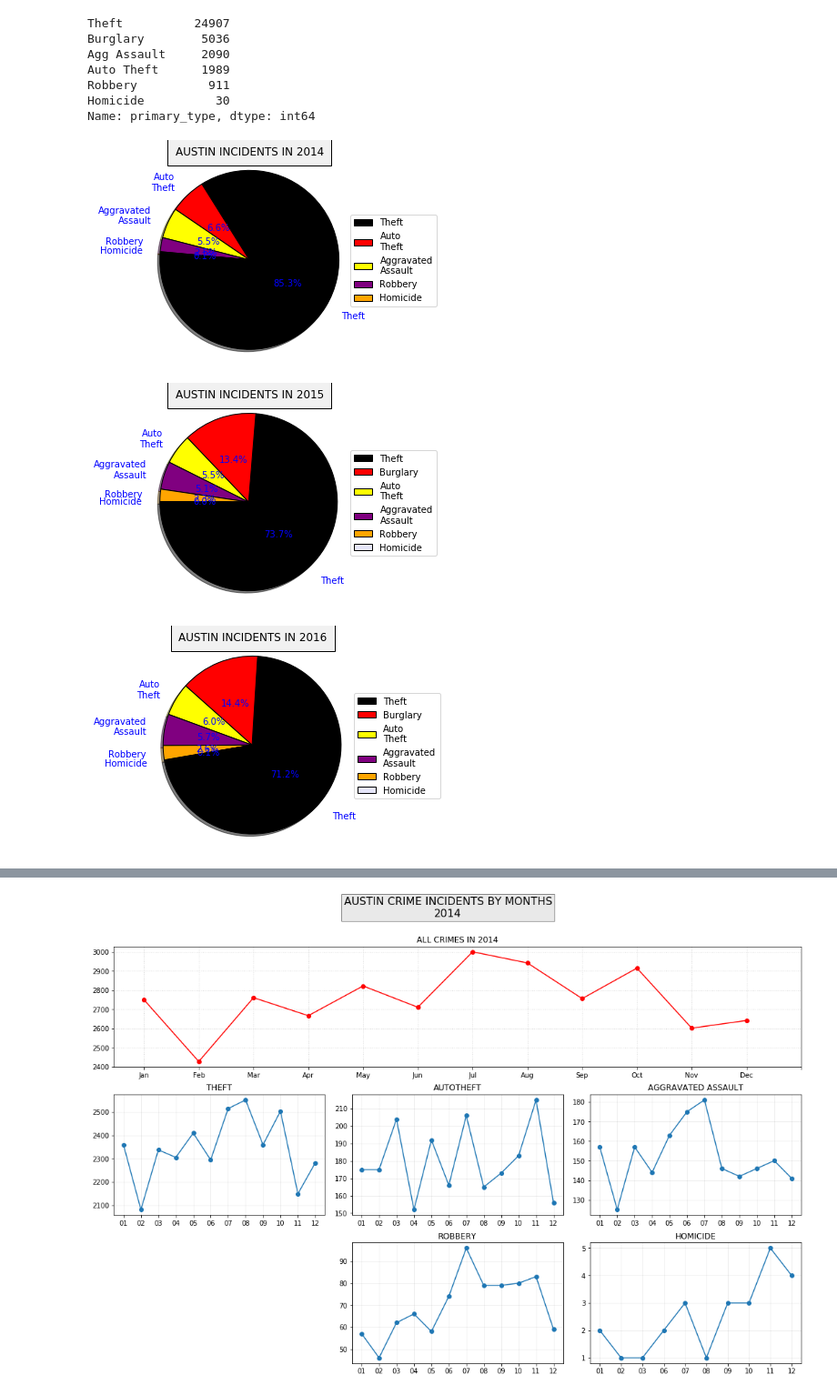
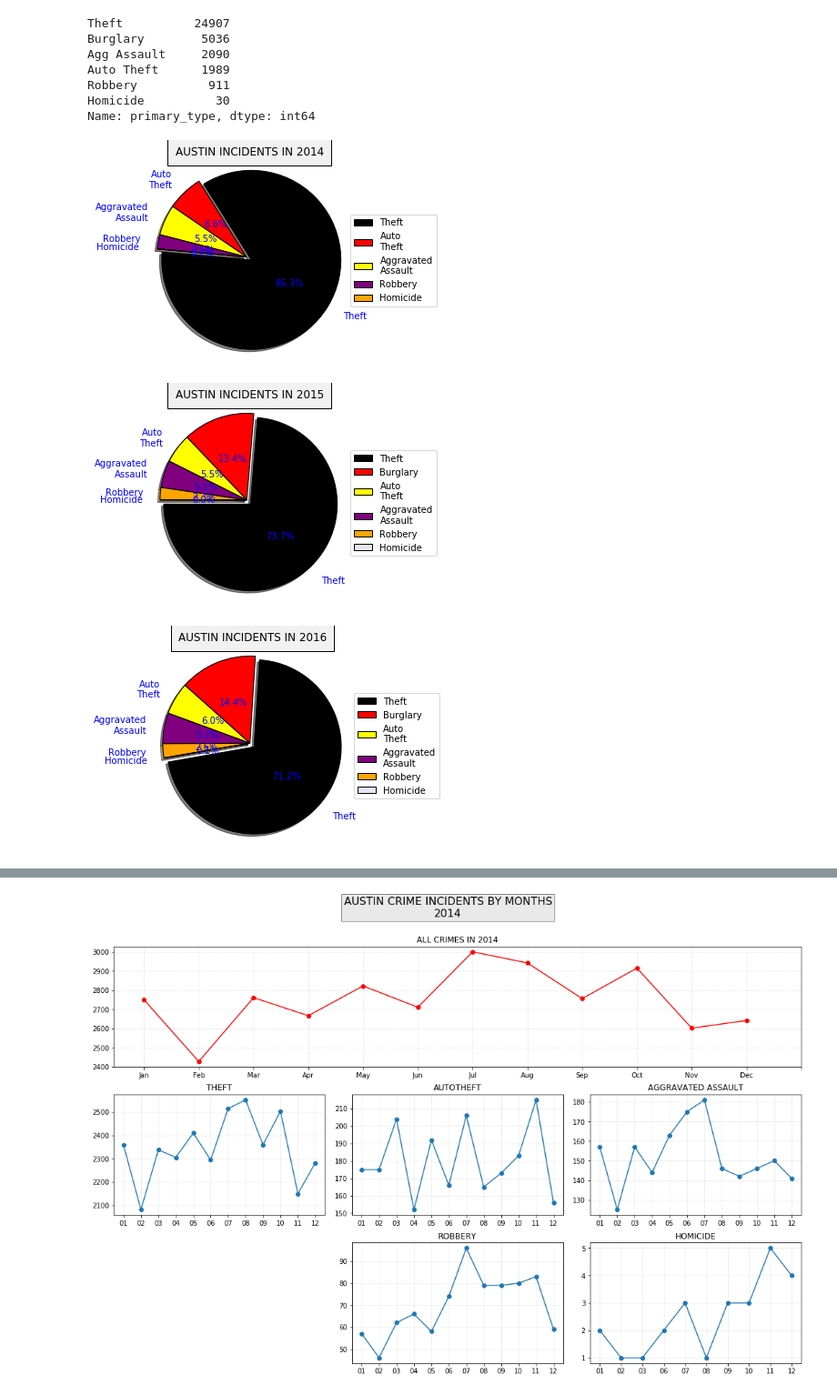
Before and after one commit to shruthieg/Austin-Crime-Data-Analytics, a Jupyter notebook: Project_1_DataClean2.ipynb, the cells around one changed output, grey strips where cells are left out. Shown at 91% size. Saved outputs shown, nothing was run; the diff lists cells and outputs as text; code cells hidden in the pictures.

```diff
--- a/Project_1_DataClean2.ipynb
+++ b/Project_1_DataClean2.ipynb
@@ -320,42 +320,49 @@ crime_data_2014.to_csv(output_data_file_2014)
 crime_data_2015.to_csv(output_data_file_2015)
 crime_data_2016.to_csv(output_data_file_2016)
 # %%
+# PIE CHART PLOTTING OF ALL CRIMES IN AUSTIN IN 2014
 incident_type_2014 = ['Theft','Auto\nTheft', 'Aggravated\nAssault', 'Robbery', 'Homicide']
 values = [28143, 2162, 1827, 839, 25]
 colors = ["Black", "red", "yellow", "purple","orange"]
 #plt.legend(incident_type_2014, title="INCIDENT TYPES",loc="upper right")
 plt.title("AUSTIN INCIDENTS IN 2014",bbox={'facecolor':'15', 'pad':8})
-pie=plt.pie(values,labels=incident_type_2014, colors=colors,
+#only explode theft slice(1st)
+explode=(0.05,0,0,0,0)
+pie=plt.pie(values,labels=incident_type_2014,explode=explode,colors=colors,
          autopct="%0.1f%%", shadow=True, startangle=175, pctdistance=0.5,
         labeldistance=1.2,radius=0.8,textprops={"color":"b"},wedgeprops = { 'linewidth': 1, "edgecolor" :"k" })
 plt.legend(pie[0],incident_type_2014, bbox_to_anchor=(1,0.5), loc="right",bbox_transform=plt.gcf().transFigure)
 plt.axis("equal")
 plt.show()
 # %% [output]
-[figure, old version]
+[figure, new version]
 # %%
+# PIE CHART PLOTTING OF ALL CRIMES IN AUSTIN IN 2015
 incident_type_2015 = ['Theft','Burglary','Auto\nTheft', 'Aggravated\nAssault', 'Robbery', 'Homicide']
 values = [26624, 4846, 1982, 1829, 826, 18]
 colors = ["Black", "red", "yellow", "purple","orange","lavender"]
 plt.title("AUSTIN INCIDENTS IN 2015",bbox={'facecolor':'15', 'pad':8})
-pie=plt.pie(values,labels=incident_type_2015, colors=colors,
+explode=(0.05,0,0,0,0,0)
+pie=plt.pie(values,labels=incident_type_2015, explode=explode,colors=colors,
          autopct="%0.1f%%", shadow=True, startangle=180, pctdistance=0.5,
         labeldistance=1.2,radius=0.8,textprops={"color":"b"},wedgeprops = { 'linewidth': 1, "edgecolor" :"k" })
 plt.legend(pie[0],incident_type_2015, bbox_to_anchor=(1,0.5), loc="right",bbox_transform=plt.gcf().transFigure)
 plt.axis("equal")
 plt.show()
 # %% [output]
-[figure, old version]
+[figure, new version]
 # %%
+# PIE CHART PLOTTING OF ALL CRIMES IN AUSTIN IN 2016
 incident_type_2016 = ['Theft','Burglary','Auto\nTheft', 'Aggravated\nAssault', 'Robbery', 'Homicide']
 values = [24911, 5039, 2092, 1990, 911, 30]
 colors = ["Black", "red", "yellow", "purple","orange","lavender"]
 plt.title("AUSTIN INCIDENTS IN 2016",bbox={'facecolor':'15', 'pad':8})
-pie=plt.pie(values,labels=incident_type_2016, colors=colors,
+explode=(0.05,0,0,0,0,0)
+pie=plt.pie(values,labels=incident_type_2016,explode=explode,colors=colors,
          autopct="%0.1f%%", shadow=True, startangle=190, pctdistance=0.5,
         labeldistance=1.2,radius=0.8,textprops={"color":"b"},wedgeprops = { 'linewidth': 1, "edgecolor" :"k" })
 plt.legend(pie[0],incident_type_2016, bbox_to_anchor=(1,0.5), loc="right",bbox_transform=plt.gcf().transFigure)
 plt.axis("equal")
 plt.show()
 # %% [output]
-[figure, old version]
+[figure, new version]
```
Also changed, not shown: parts of 6 cells of this notebook, 1 other file.
